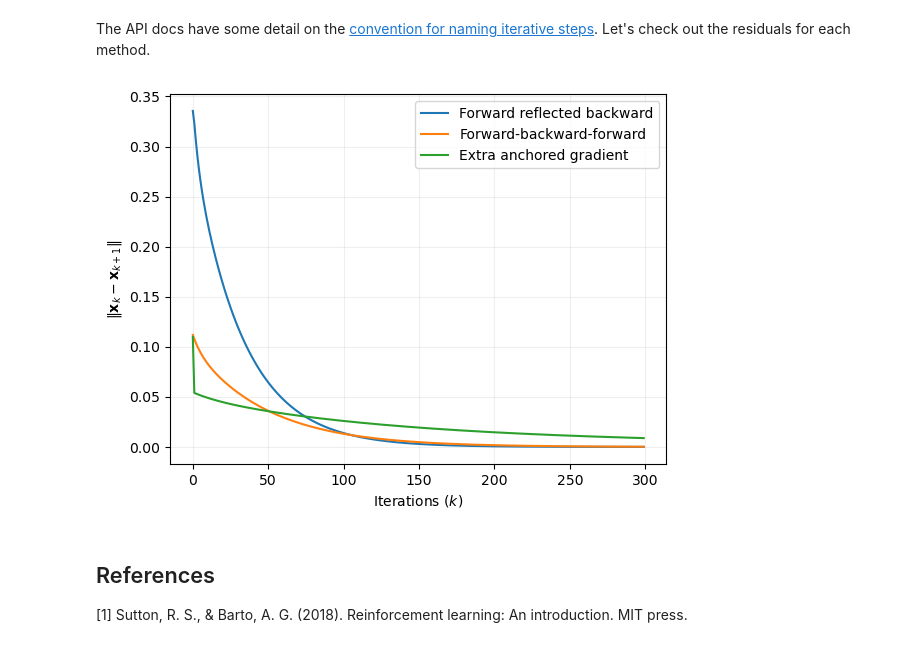
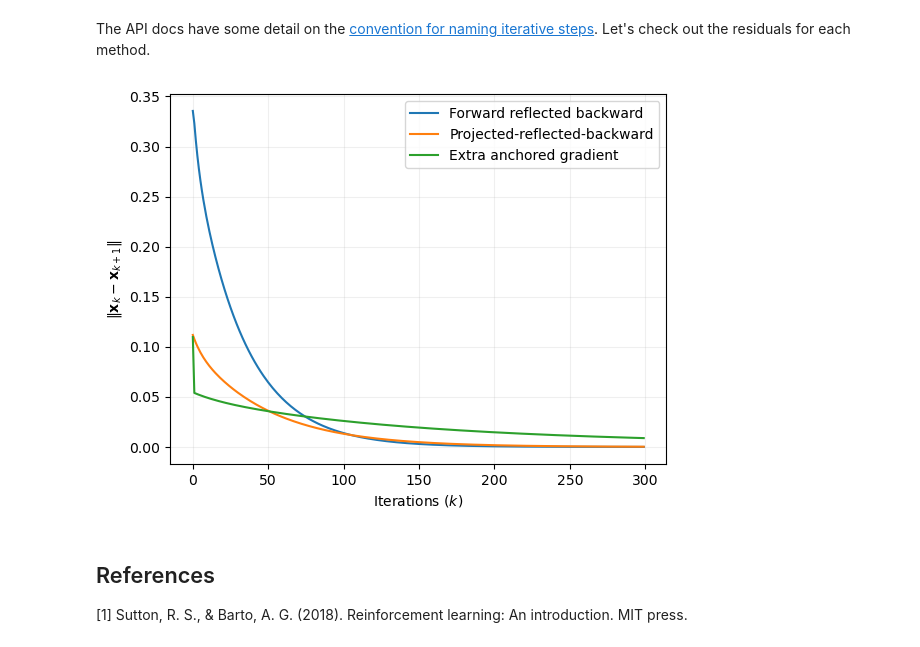
Before and after one commit to nicomignoni/monviso, a Jupyter notebook: docs/examples/markov-decision-process-nb.ipynb, the cells around one changed output. Drawn from its saved outputs; the diff is of its cells as text; code cells hidden in the pictures.

```diff
--- a/docs/examples/markov-decision-process-nb.ipynb
+++ b/docs/examples/markov-decision-process-nb.ipynb
@@ -81,17 +81,19 @@ The API docs have some detail on the [convention for naming iterative steps](../
 # %%
 fig, ax = plt.subplots()
 
 ax.plot(residuals_frb, label="Forward reflected backward")
-ax.plot(residuals_prg, label="Forward-backward-forward")
+ax.plot(residuals_prg, label="Projected-reflected-backward")
 ax.plot(residuals_eag, label="Extra anchored gradient")
 
 ax.grid(True, alpha=0.2)
 ax.set_xlabel("Iterations ($k$)")
 ax.set_ylabel(r"$\|\mathbf{x}_k - \mathbf{x}_{k+1}\|$")
 plt.legend()
+
+plt.savefig("fig/markov-decision-process.pdf")
 plt.show()
 # %% [output]
-[figure, old version]
+[figure, new version]
 # %% [markdown]
 ## References
 [1] Sutton, R. S., & Barto, A. G. (2018). Reinforcement learning: An introduction. MIT press.
```
Also changed, not shown: 4 other files.
